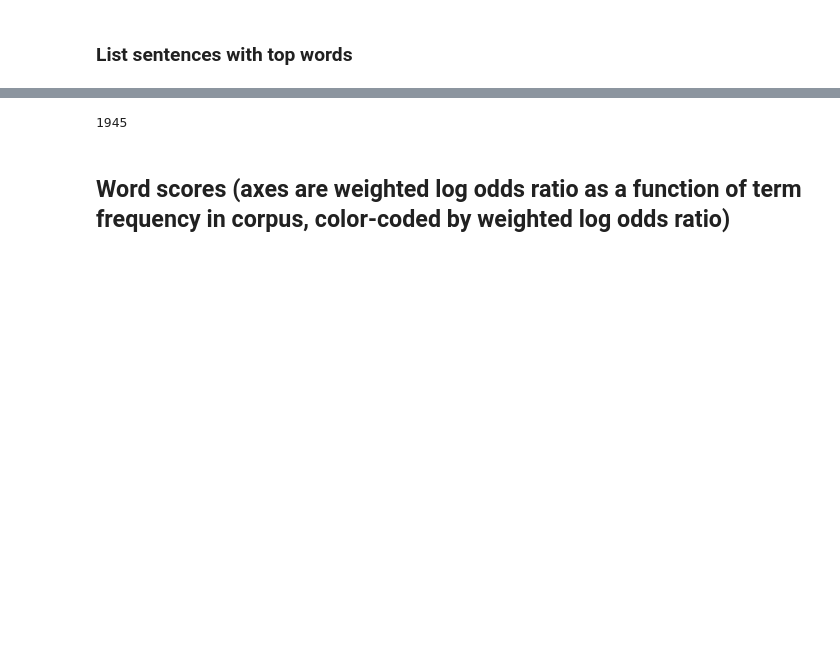
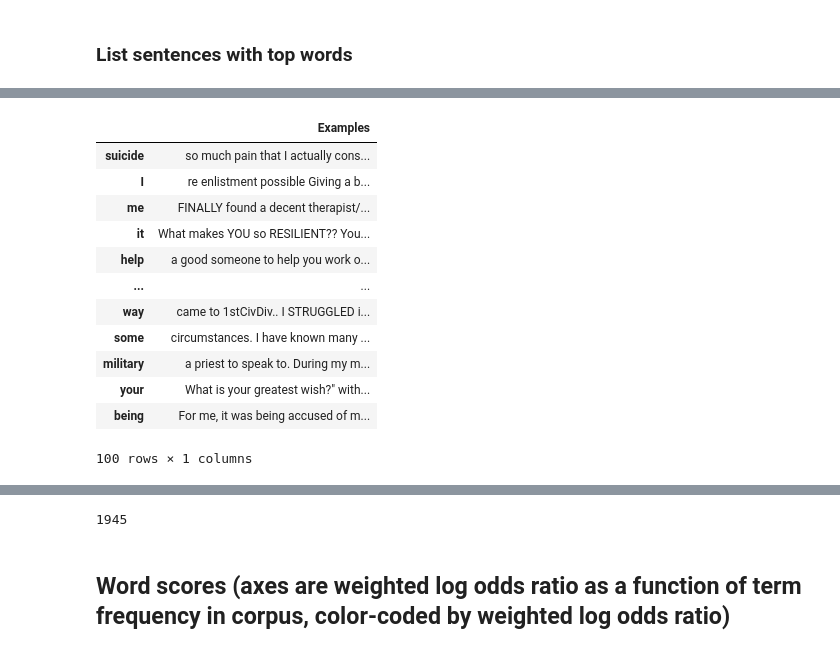
Before and after one commit to danielmlow/rallypoint_suicide_detection, a Jupyter notebook: scattertext.ipynb, the cells around one changed output, grey strips where cells are left out. Drawn from its saved outputs; the diff is of its cells as text; code cells hidden in the pictures; blank space fills up the shorter version.

```diff
--- a/scattertext.ipynb
+++ b/scattertext.ipynb
@@ -323,7 +368,6 @@ fig.savefig(output_dir+f'{filename}.png', format='png', dpi = 150)
 # %%
 n=100
-term_freq_df = corpus_unigram.get_term_freq_df()
-term_freq_df[f'{category} score'] = corpus.get_scaled_f_scores(category)
+
 top_words_category = list(term_freq_df.sort_values(by=f'{category} score', ascending=False).index[:n])
 top_words_category_score = corpus_unigram.get_scaled_f_scores(category)[:n]
 # top_words_not_category = list(term_freq_df.sort_values(by=f'{category} score', ascending=False).index[::-1][:n])
@@ -345,6 +389,8 @@ def return_sample_word_in_docs(df, words, text_col_name = 'content', sample_n =
         elif word == 'm':
             word = "I'm"
         # elif word  ==
+
+        # search_for = word # '|'.join(search_for could add specific: ' '+word+' ', ' '+word+'.', ' '+word+'?'
         docs_with_word = df[df[text_col_name].str.contains(word)][text_col_name].sample(n=sample_n)
         assert docs_with_word.shape[0] == sample_n
         docs_with_word = docs_with_word.values
@@ -355,11 +401,23 @@ def return_sample_word_in_docs(df, words, text_col_name = 'content', sample_n =
 
 
         # from each post, return n words before and after target word.
-        docs_with_word_windows = [re.findall(regex_str, doc) for doc in docs_with_word]
+        # try: docs_with_word_windows = [re.findall(regex_str, doc)[0] for doc in docs_with_word]
+        # except:
+        #     print(docs_with_word)
+        #     break
 
-        docs_with_word_windows = [n for i in docs_with_word_windows for n in i]
+        docs_with_word_windows = []
+
+        for doc in docs_with_word:
+            try:
+                found = re.findall(regex_str, doc)[0] # Will take the first one if multiple are found
+                docs_with_word_windows.append(found)
+            except: pass
+
+
+        # docs_with_word_windows = [n for i in docs_with_word_windows for n in i] #flatten
         words_to_docs_windows[word] = '\n'.join(docs_with_word_windows)
     return words_to_docs, words_to_docs_windows
 
-words_to_docs_category_d, words_to_docs_windows_category_d  = return_sample_word_in_docs(df_category, top_words_category, sample_n = 5)
+
 # docs_not_category_d = return_sample_word_in_docs(df_not_category, top_words_not_category, sample = 5)
@@ -372,3 +460,20 @@ output_dir
 # %%
+sample_n = 5
+words_to_docs_category_d, words_to_docs_windows_category_d  = return_sample_word_in_docs(df_category, top_words_category, sample_n = sample_n)
 word_examples = pd.DataFrame(words_to_docs_windows_category_d, index = ['Examples']).T
-word_examples.to_csv(output_dir+filename+f'_examples_top_{n}.csv')
+word_examples.to_csv(output_dir+filename+f'_examples_top-{n}-words_{n}-examples_{sample_n}.csv')
+word_examples
+# %% [output]
+|  | Examples |
+| suicide | so much pain that I actually cons... |
+| I | re enlistment possible Giving a b... |
+| me | FINALLY found a decent therapist/... |
+| it | What makes YOU so RESILIENT?? You... |
+| help | a good someone to help you work o... |
+| ... | ... |
+| way | came to 1stCivDiv.. I STRUGGLED i... |
+| some | circumstances. I have known many ... |
+| military | a priest to speak to. During my m... |
+| your | What is your greatest wish?" with... |
+| being | For me, it was being accused of m... |
+100 rows × 1 columns
```
Also changed, not shown: parts of 14 cells of this notebook, 2 other files.
